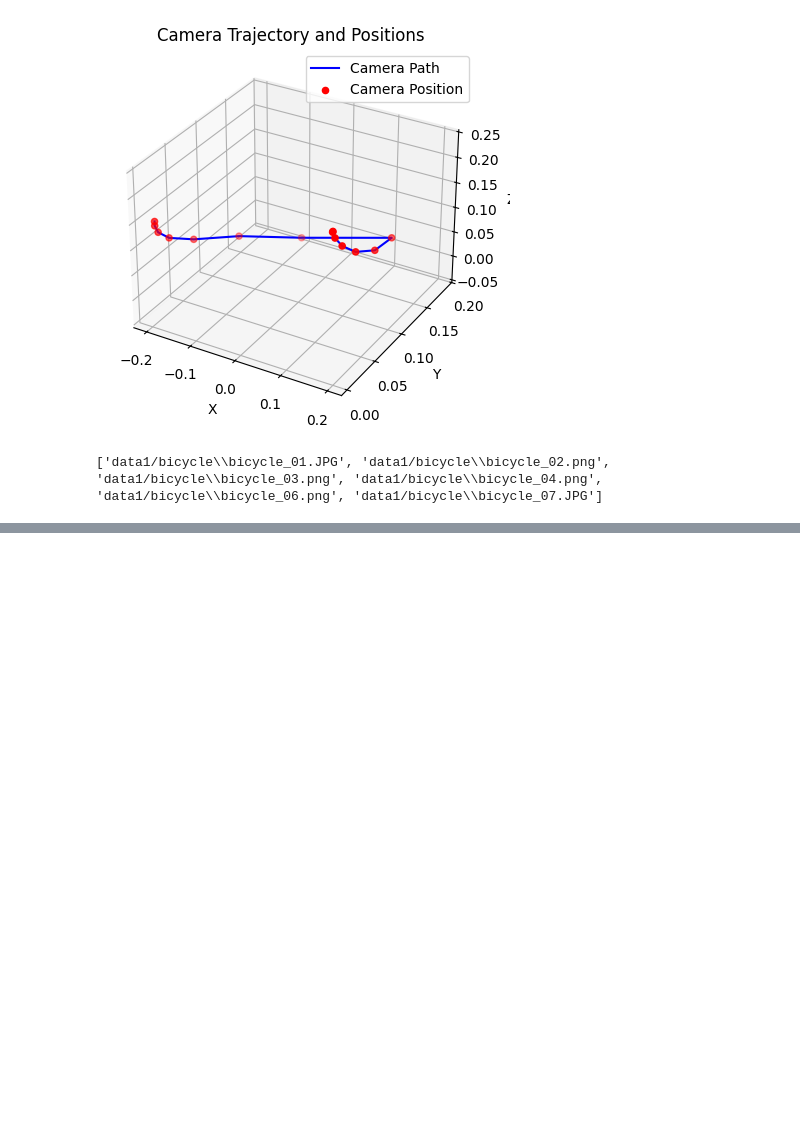
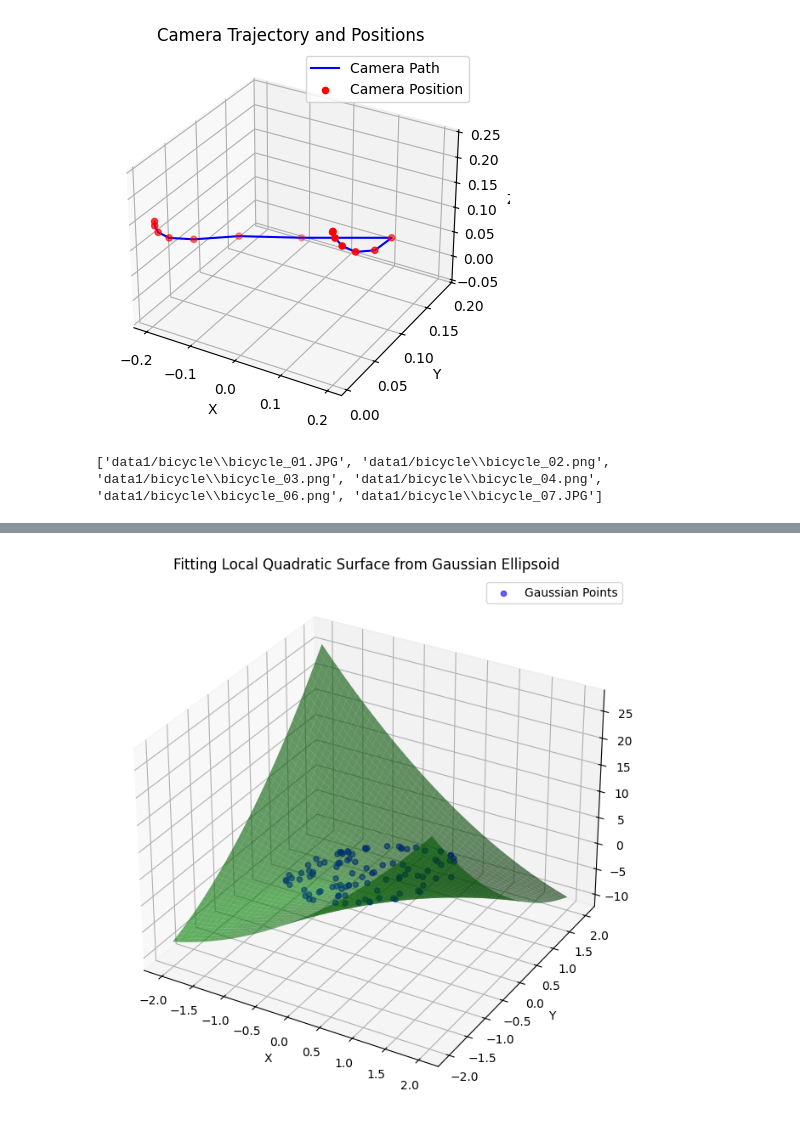
Before and after one commit to shadoking/DFGS, a Jupyter notebook: DFGS.ipynb, the cells around one changed output, grey strips where cells are left out. Saved outputs shown, nothing was run; the diff lists cells and outputs as text; code cells hidden in the pictures; blank space fills up the shorter version.

```diff
--- a/DFGS.ipynb
+++ b/DFGS.ipynb
@@ -218,0 +407,83 @@ print(get_filelist("data1/bicycle",["JPG", "png"]))
+# %%
+import numpy as np
+import matplotlib.pyplot as plt
+from mpl_toolkits.mplot3d import Axes3D
+from scipy.linalg import eigh
+from scipy.optimize import least_squares
+
+# 生成3D高斯椭球
+def generate_gaussian_ellipsoid(center, cov_matrix, num_points=100):
+    eigvals, eigvecs = eigh(cov_matrix)
+    eigvals = np.sqrt(eigvals)
+
+    points = np.random.randn(num_points, 3)
+    points = points / np.linalg.norm(points, axis=1)[:, np.newaxis]  # 单位化
+    points = points @ np.diag(eigvals) @ eigvecs.T  # 扩展为椭球形状
+    points += center  # 加上中心位置
+    return points
+
+# 二次曲面拟合模型函数
+def quadratic_surface(params, X, Y):
+    # 参数为 A, B, C, D, E, F
+    A, B, C, D, E, F = params
+    return A * X**2 + B * X * Y + C * Y**2 + D * X + E * Y + F
+
+# 残差函数（用于最小二乘法）
+def residuals(params, X, Y, Z):
+    return quadratic_surface(params, X, Y) - Z
+
+# 选择局部点进行拟合
+def fit_local_quadratic_surface(points, p_i):
+    # 假设我们选择离p_i较近的10个点
+    distances = np.linalg.norm(points - p_i, axis=1)
+    nearest_points_idx = np.argsort(distances)[:10]
+    nearest_points = points[nearest_points_idx]
+
+    # 提取局部点的坐标
+    X = nearest_points[:, 0]
+    Y = nearest_points[:, 1]
+    Z = nearest_points[:, 2]
+
+    # 使用最小二乘法拟合二次曲面
+    initial_params = np.zeros(6)  # 初始猜测参数 (A, B, C, D, E, F)
+    result = least_squares(residuals, initial_params, args=(X, Y, Z))
+
+    return result.x  # 返回拟合参数
+
+# 生成高斯椭球及拟合
+center = np.array([0, 0, 0])
+cov_matrix = np.array([[1, 0.5, 0], [0.5, 1, 0], [0, 0, 1]])  # 协方差矩阵
+points = generate_gaussian_ellipsoid(center, cov_matrix)
+
+p_i = center  # 高斯分布中心
+
+# 拟合局部二次曲面
+params = fit_local_quadratic_surface(points, p_i)
+
+# 绘制拟合后的二次曲面
+fig = plt.figure(figsize=(10, 8))
+ax = fig.add_subplot(111, projection='3d')
+
+# 绘制高斯椭球的点
+ax.scatter(points[:, 0], points[:, 1], points[:, 2], color='b', label='Gaussian Points', alpha=0.6)
+
+# 网格化X, Y坐标
+x = np.linspace(-2, 2, 50)
+y = np.linspace(-2, 2, 50)
+x, y = np.meshgrid(x, y)
+
+# 计算拟合的Z值
+z = quadratic_surface(params, x, y)
+
+# 绘制拟合的二次曲面
+ax.plot_surface(x, y, z, color='g', alpha=0.6)
+
+ax.set_xlabel('X')
+ax.set_ylabel('Y')
+ax.set_zlabel('Z')
+ax.set_title('Fitting Local Quadratic Surface from Gaussian Ellipsoid')
+
+ax.legend()
+plt.show()
+# %% [output]
+[figure, added]
```
Also changed, not shown: parts of 5 cells of this notebook, 6 other files.
